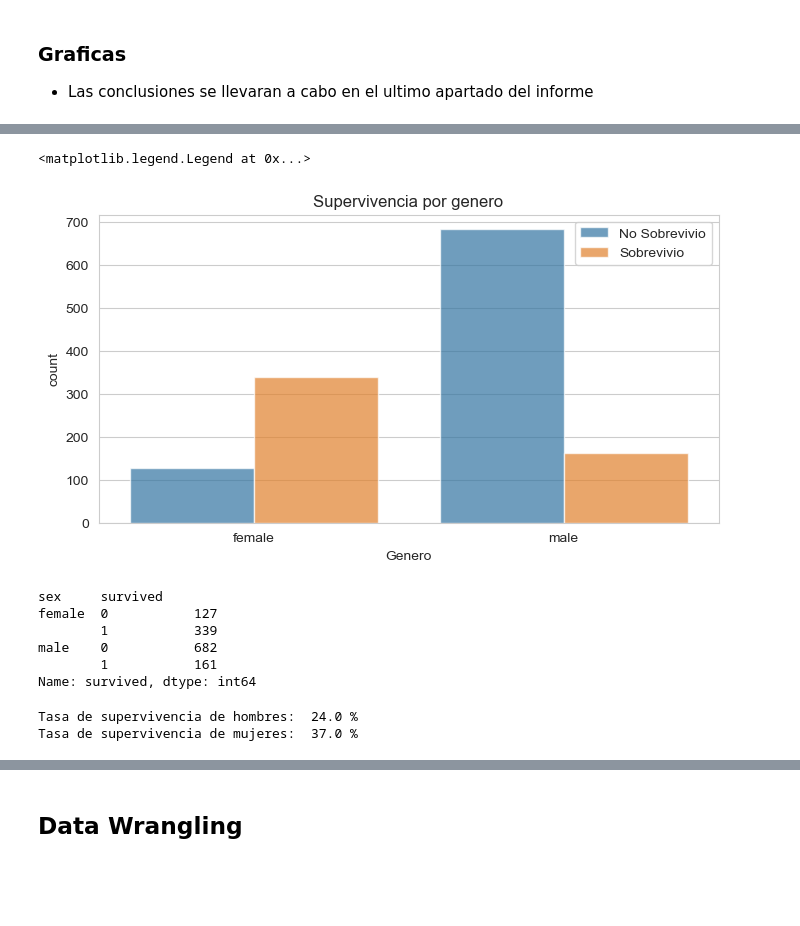
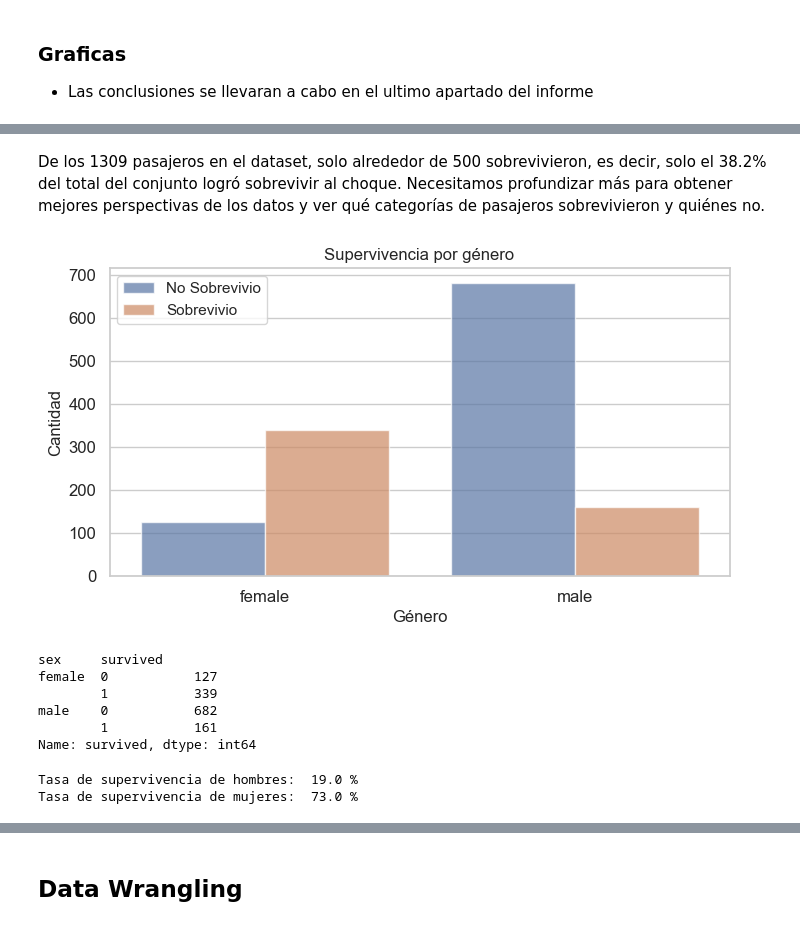
Before and after one commit to FranFer03/data_science, a Jupyter notebook: Data storytelling/Fernández Francisco - La Travesía del Titanic a través de los Datos.ipynb, the cells around one changed output, grey strips where cells are left out. Cells and saved outputs as stored; diff of their text form; code cells hidden in the pictures; blank space fills up the shorter version.

```diff
--- a/Data storytelling/Fernández Francisco - La Travesía del Titanic a través de los Datos.ipynb
+++ b/Data storytelling/Fernández Francisco - La Travesía del Titanic a través de los Datos.ipynb
@@ -194,7 +173,7 @@ Se pude comprobar que el dataset **contiene datos nulos**. Por lo tanto seria ne
 # %% [markdown]
 Para el analisis no se tendran en cuenta el nombre,cabina,bote,identificación del cuepo,destino y el numero de ticket. Por lo tanto se precedera a elimiar del dataset a estos campos.
 # %%
-data = data.drop(columns=["name","cabin","boat","body","home.dest","ticket"])
+data = data.drop(columns=["cabin","boat","body","home.dest","ticket"])
 # %% [markdown]
 ### Graficas
 
@@ -202,12 +191,16 @@ data = data.drop(columns=["name","cabin","boat","body","home.dest","ticket"])
+# %% [markdown]
+De los 1309 pasajeros en el dataset, solo alrededor de 500 sobrevivieron, es decir, solo el 38.2% del total del conjunto logró sobrevivir al choque. Necesitamos profundizar más para obtener mejores perspectivas de los datos y ver qué categorías de pasajeros sobrevivieron y quiénes no.
 # %%
 fig, ax = plt.subplots(figsize=(8, 4))
-sns.countplot(x = "sex", data=data,hue="survived",alpha=0.7)
-ax.set_title("Supervivencia por genero")
-ax.set_xlabel("Genero")
+sns.countplot(x="sex", data=data, hue="survived", alpha=0.7)
+ax.set_title("Supervivencia por género")
+ax.set_xlabel("Género")
+ax.set_ylabel("Cantidad")
 ax.legend(("No Sobrevivio","Sobrevivio"))
+ax.tick_params(axis='both', labelsize=12)
+plt.show()
 # %% [output]
-<matplotlib.legend.Legend at 0x...>
-[figure, old version]
+[figure, new version]
 # %%
 merc = data.groupby(["sex","survived"],as_index=True)["survived"].count()
 merc
@@ -219,10 +212,10 @@ male    0           682
         1           161
 Name: survived, dtype: int64
 # %%
-rate_survived_male = round(161/682,2)*100
-rate_survived_female = round(127/339,2)*100
+rate_survived_male = round(161/(682+161),2)*100
+rate_survived_female = round(339/(339+127),2)*100
 print("Tasa de supervivencia de hombres: ",rate_survived_male,"%")
 print("Tasa de supervivencia de mujeres: ",rate_survived_female,"%")
 # %% [output]
-Tasa de supervivencia de hombres:  24.0 %
-Tasa de supervivencia de mujeres:  37.0 %
+Tasa de supervivencia de hombres:  19.0 %
+Tasa de supervivencia de mujeres:  73.0 %
```
Also changed, not shown: parts of 27 cells of this notebook.
